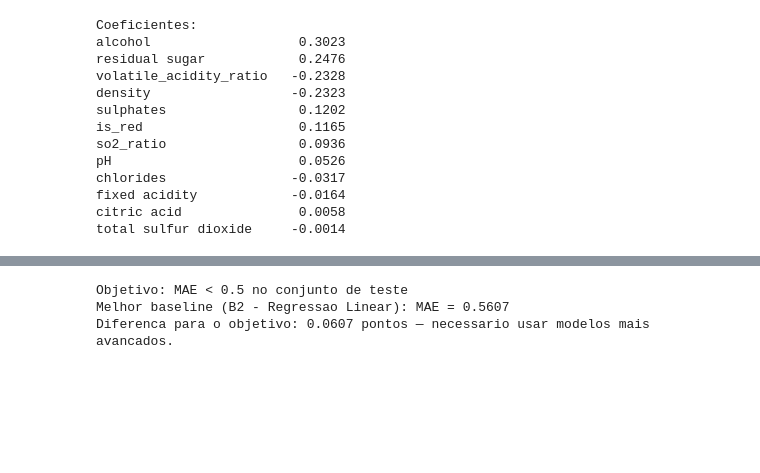
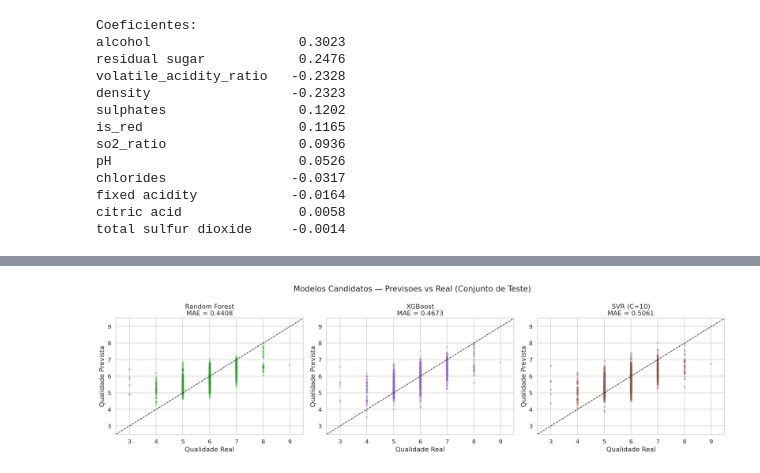
Before and after one commit to MarcelloPortugal03/Projeto-Em-Ciencia-De-Dados, a Jupyter notebook: notebooks/2.0_modelacao_treino.ipynb, the cells around one changed output, grey strips where cells are left out. Drawn from its saved outputs; the diff is of its cells as text; code cells hidden in the pictures; blank space fills up the shorter version.

```diff
--- a/notebooks/2.0_modelacao_treino.ipynb
+++ b/notebooks/2.0_modelacao_treino.ipynb
@@ -251,0 +383,16 @@ total sulfur dioxide     -0.0014
+# %%
+# Afonso Carvalho e Marcello Portugal
+# XGBoost — ajuste inicial: aprendizagem mais lenta com mais arvores e subamostragem
+
+xgb_aj = XGBRegressor(
+    n_estimators=300, max_depth=5,
+    learning_rate=0.05, subsample=0.8,
+    colsample_bytree=0.8,
+    random_state=SEED, verbosity=0
+)
+xgb_aj.fit(X_train_sc, y_train)
+
+mae_xgb_aj = mean_absolute_error(y_test, xgb_aj.predict(X_test_sc))
+print(f'XGBoost ajustado — MAE Teste: {mae_xgb_aj:.4f}')
+print(f'XGBoost base     — MAE Teste: {res_xgb["MAE Teste"]}')
+print('Conclusao: resultados semelhantes; manter configuracao base.')
@@ -306,19 +462,28 @@ plt.show()
-# %%
-# Afonso Carvalho e Marcello Portugal
-# Guardar resultados e verificar distancia face ao objetivo
-
-os.makedirs('../reports', exist_ok=True)
-df_resultados.to_csv('../reports/M3_resultados_baseline.csv')
-
-mae_lr_teste = res_lr['MAE Teste']
-print(f'Objetivo: MAE < 0.5 no conjunto de teste')
-print(f'Melhor baseline (B2 - Regressao Linear): MAE = {mae_lr_teste}')
-gap = mae_lr_teste - 0.5
-if gap > 0:
-    print(f'Diferenca para o objetivo: {gap:.4f} pontos — necessario usar modelos mais avancados.')
-else:
-    print(f'Objetivo alcancado no baseline. Margem: {abs(gap):.4f}')
-# %% [output]
-Objetivo: MAE < 0.5 no conjunto de teste
-Melhor baseline (B2 - Regressao Linear): MAE = 0.5607
-Diferenca para o objetivo: 0.0607 pontos — necessario usar modelos mais avancados.
+# %%
+# Afonso Carvalho e Marcello Portugal
+# Graficos comparativos: previsoes vs real para os tres modelos candidatos
+
+candidatos = [
+    (rf.predict(X_test_sc),      'Random Forest', '#2ca02c'),
+    (xgb.predict(X_test_sc),     'XGBoost',       '#9467bd'),
+    (svr_c10.predict(X_test_sc), 'SVR (C=10)',     '#8c564b'),
+]
+
+fig, axes = plt.subplots(1, 3, figsize=(18, 5))
+lims = [y_test.min() - 0.5, y_test.max() + 0.5]
+
+for ax, (y_pred, titulo, cor) in zip(axes, candidatos):
+    ax.scatter(y_test, y_pred, alpha=0.25, s=12, color=cor)
+    ax.plot(lims, lims, 'k--', linewidth=1.2)
+    ax.set_xlim(lims); ax.set_ylim(lims)
+    ax.set_xlabel('Qualidade Real')
+    ax.set_ylabel('Qualidade Prevista')
+    mae_val = mean_absolute_error(y_test, y_pred)
+    ax.set_title(f'{titulo}\nMAE = {mae_val:.4f}')
+
+plt.suptitle('Modelos Candidatos — Previsoes vs Real (Conjunto de Teste)')
+plt.tight_layout()
+plt.savefig('../reports/figures/M3_candidatos_previsoes.png', bbox_inches='tight')
+plt.show()
+# %% [output]
+[figure, added]
```
Also changed, not shown: parts of 18 cells of this notebook.
